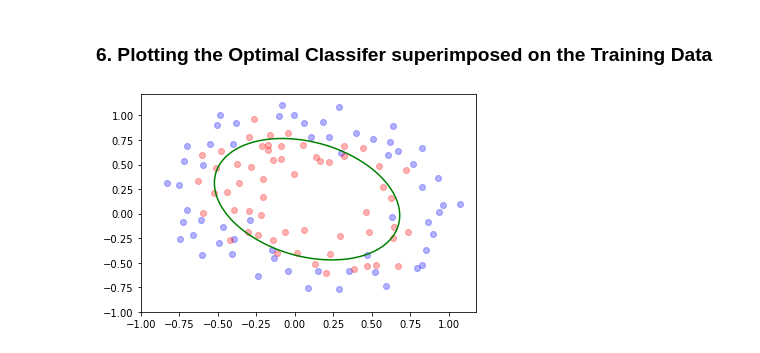
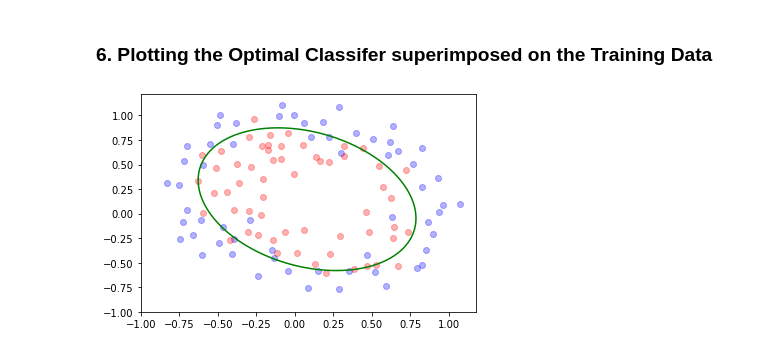
Before and after one commit to BupyeongHealer/class-MachineLearning, a Jupyter notebook: 6.non-linear classification.ipynb, the cells around one changed output. Cells and saved outputs as stored; diff of their text form; code cells hidden in the pictures.

```diff
--- a/6.non-linear classification.ipynb
+++ b/6.non-linear classification.ipynb
@@ -221,21 +218,21 @@ Final Training Accuracy :  81.35593220338984 %
 # %% [markdown]
 ### **6. Plotting the Optimal Classifer superimposed on the Training Data**
 # %%
-#theta_0, theta_1, theta_2, theta_3, theta_4, theta_5 = 3.3, 1.8, 2.4, -3, -6, -6
 theta_0 = theta_0s[-1]
 theta_1 = theta_1s[-1]
 theta_2 = theta_2s[-1]
 theta_3 = theta_3s[-1]
 theta_4 = theta_4s[-1]
 theta_5 = theta_5s[-1]
 
 Xmesh, Ymesh = np.meshgrid(np.linspace(-1.0, 1.0, 300), np.linspace(-1.0, 1.0, 300))
 
-Z= np.sqrt(theta_0 + theta_1 * Xmesh + theta_2 * Ymesh + theta_3 * Xmesh*Ymesh + theta_4 * Xmesh**2 + theta_5 * Ymesh**2)
+Z= theta_0 + theta_1 * Xmesh + theta_2 * Ymesh + theta_3 * Xmesh*Ymesh + theta_4 * Xmesh**2 + theta_5 * Ymesh**2
 fig = plt.figure()
-grpah7 = plt.contour(Xmesh, Ymesh, Z, 1, colors = 'green')
+levels = [0]
+grpah7 = plt.contour(Xmesh, Ymesh, Z, levels, colors = 'green')
 graph8 = plt.scatter(x_label0, y_label0, alpha=0.3, c='b')
 graph9 = plt.scatter(x_label1, y_label1, alpha=0.3, c='r')
 plt.show()
 # %% [output]
-[figure, old version]
+[figure, new version]
```
Also changed, not shown: parts of 1 cell of this notebook.
